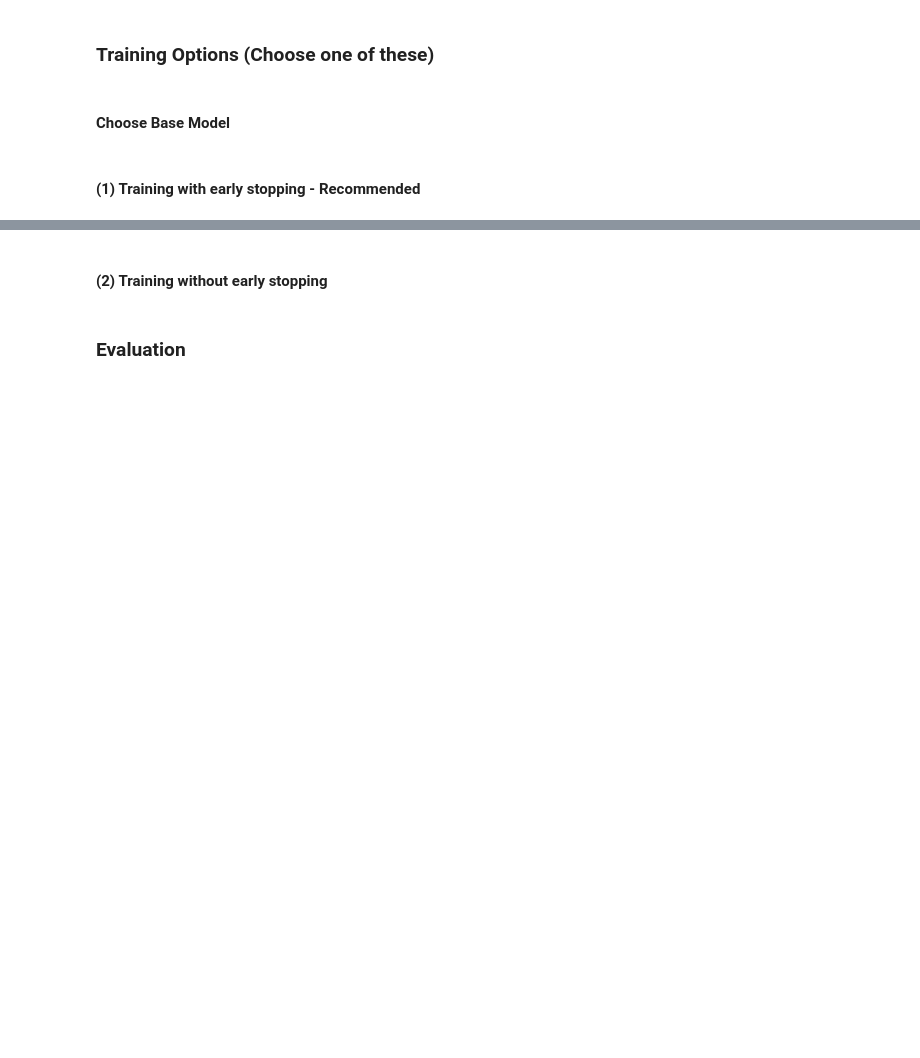
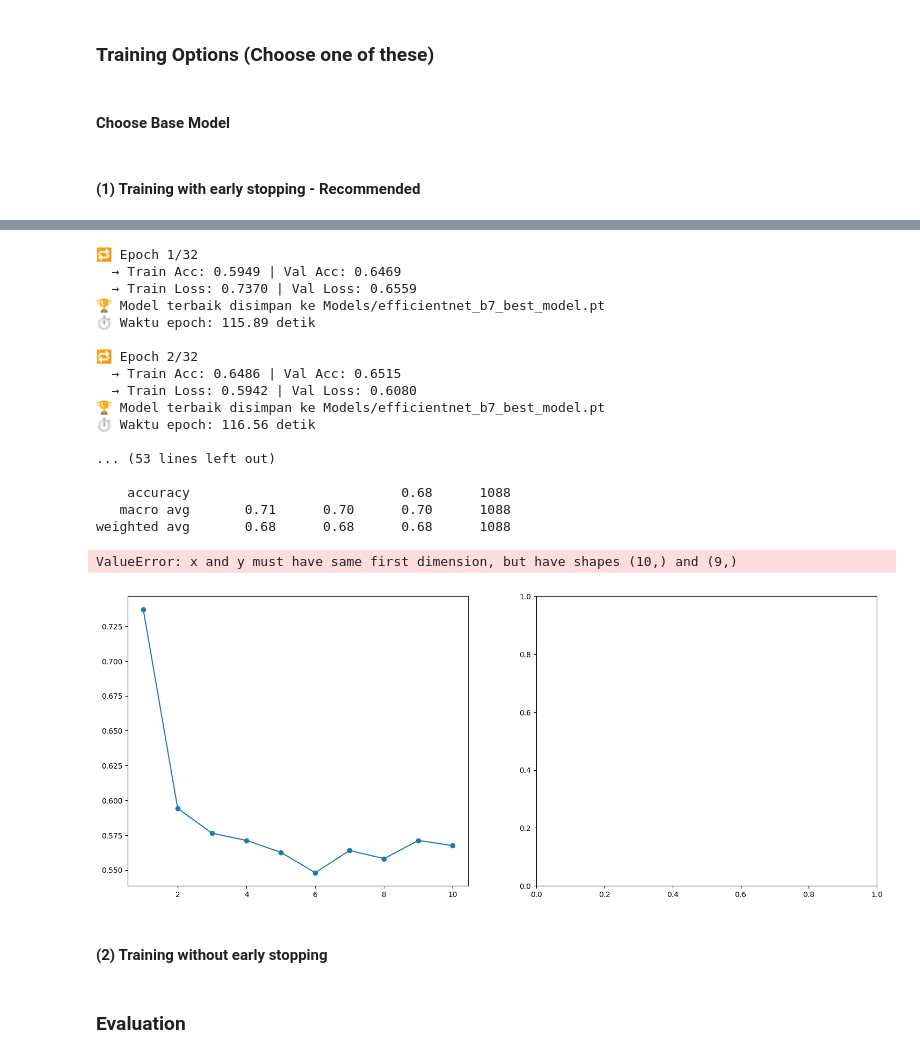
Before and after one commit to rediahmds/eco-sort, a Jupyter notebook: train/train_cnn.ipynb, the cells around one changed output, grey strips where cells are left out. Drawn from its saved outputs; the diff is of its cells as text; code cells hidden in the pictures; blank space fills up the shorter version.

```diff
--- a/train/train_cnn.ipynb
+++ b/train/train_cnn.ipynb
@@ -700,7 +700,7 @@ if USE_CLEARML:
 # ⚙️ Model
 device = torch.device("cuda" if torch.cuda.is_available() else "cpu")
 
-model_name, model = create_model(model_name="resnet50", num_classes=len(class_names))
+model_name, model = create_model(model_name="efficientnet_b7", num_classes=len(class_names))
 model = model.to(device)
 
 # Penanganan Dataset Tidak Seimbang
@@ -853,3 +853,4 @@ finally:
         plt.show()
     else:
         print("Tidak ada data histori training untuk diplot.")
+# %% [output]
@@ -856,3 +858,22 @@ finally:
+🔁 Epoch 1/32
+  → Train Acc: 0.5949 | Val Acc: 0.6469
+  → Train Loss: 0.7370 | Val Loss: 0.6559
+🏆 Model terbaik disimpan ke Models/efficientnet_b7_best_model.pt
+⏱️ Waktu epoch: 115.89 detik
+
+🔁 Epoch 2/32
+  → Train Acc: 0.6486 | Val Acc: 0.6515
+  → Train Loss: 0.5942 | Val Loss: 0.6080
+🏆 Model terbaik disimpan ke Models/efficientnet_b7_best_model.pt
+⏱️ Waktu epoch: 116.56 detik
+
+... (53 lines left out)
+
+    accuracy                           0.68      1088
+   macro avg       0.71      0.70      0.70      1088
+weighted avg       0.68      0.68      0.68      1088
+ValueError: x and y must have same first dimension, but have shapes (10,) and (9,)
+[figure, added]
 # %% [markdown]
 #### (2) Training without early stopping
 # %%
```
Also changed, not shown: parts of 1 cell of this notebook.
